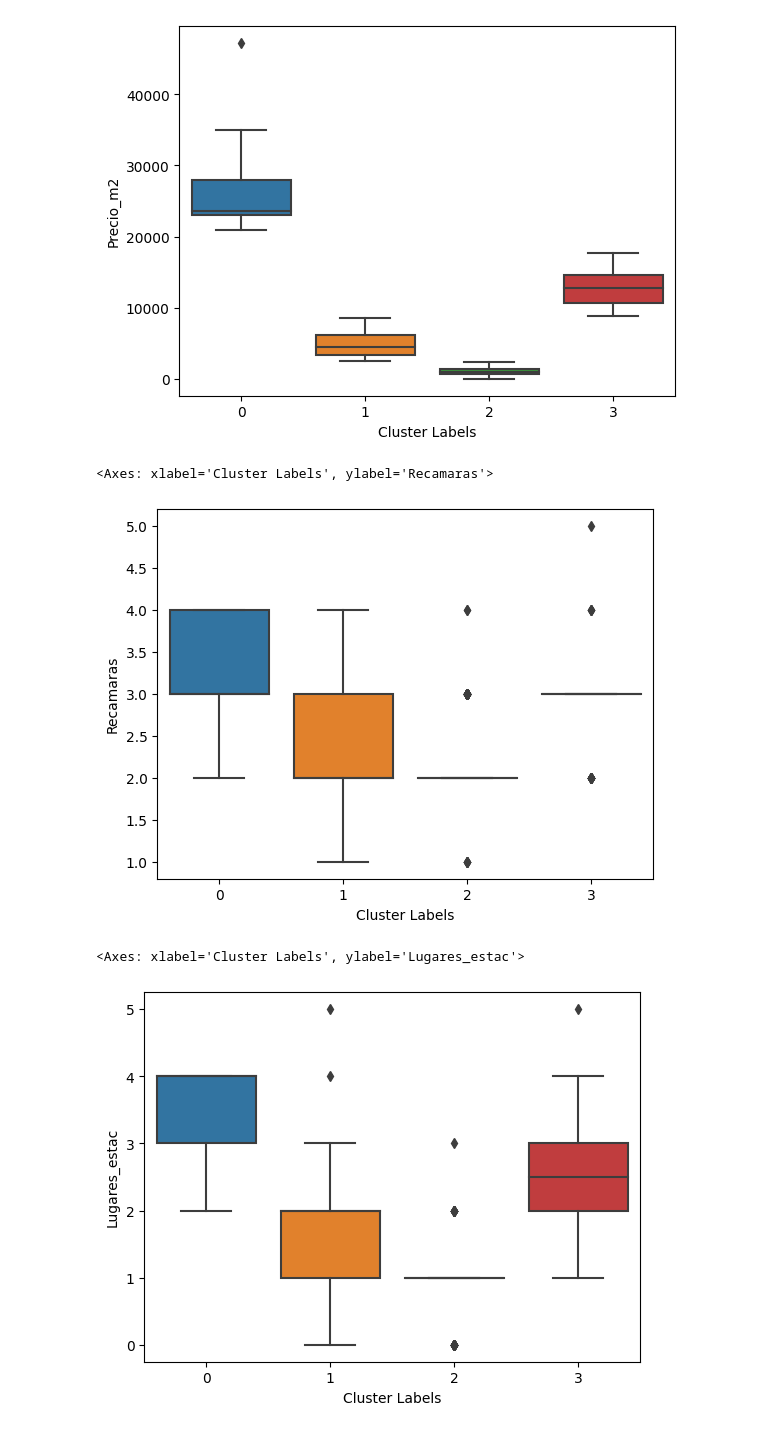
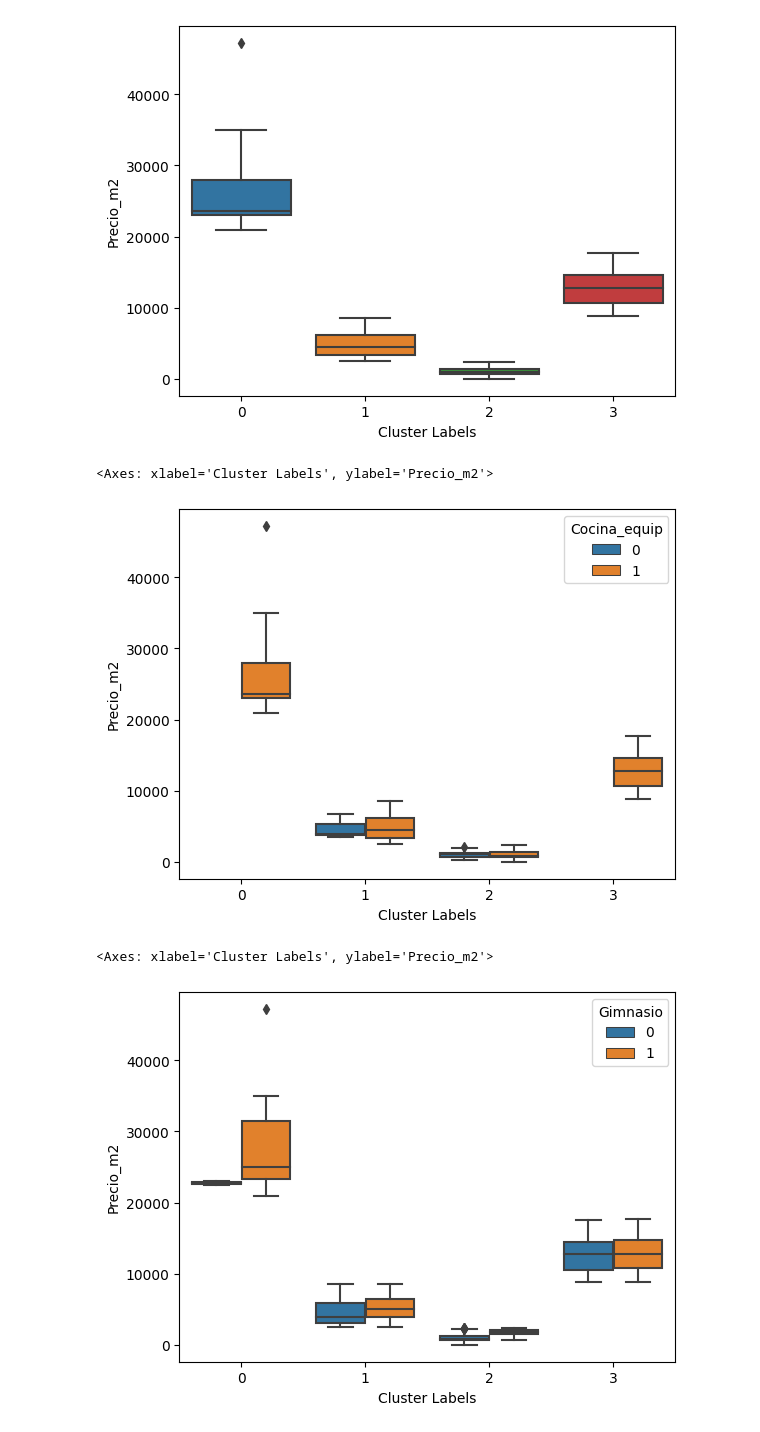
Before and after one commit to AlbertoMuro/EntregableE1_1, a Jupyter notebook: Corregido.ipynb, the cells around one changed output. Saved outputs shown, nothing was run; the diff lists cells and outputs as text; code cells hidden in the pictures.

```diff
--- a/Corregido.ipynb
+++ b/Corregido.ipynb
@@ -274,3 +291,16 @@ sns.scatterplot(x='Precio_m2',
+# %%
+df["Cocina_equip"]=df["Cocina_equip"].replace("Si",1)
+df["Cocina_equip"]=df["Cocina_equip"].replace("No",0)
+df["Gimnasio"]=df["Gimnasio"].replace("Si",1)
+df["Gimnasio"]=df["Gimnasio"].replace("No",0)
+df["Amueblado"]=df["Amueblado"].replace("Si",1)
+df["Amueblado"]=df["Amueblado"].replace("No",0)
+df["Alberca"]=df["Alberca"].replace("Si",1)
+df["Alberca"]=df["Alberca"].replace("No",0)
+df["Terraza"]=df["Terraza"].replace("Si",1)
+df["Terraza"]=df["Terraza"].replace("No",0)
+df["Elevador"]=df["Elevador"].replace("Si",1)
+df["Elevador"]=df["Elevador"].replace("No",0)
 # %%
 cluster_results = df.copy()
 cluster_results['Cluster Labels'] = clustering_model.labels_
@@ -284,12 +389,12 @@ sns.boxplot(data=cluster_results, x="Cluster Labels", y="Precio_m2")
 <Axes: xlabel='Cluster Labels', ylabel='Precio_m2'>
 [figure]
 # %%
-sns.boxplot(data=cluster_results, x="Cluster Labels", y="Recamaras")
+sns.boxplot(data=cluster_results, x="Cluster Labels", y="Precio_m2",hue="Cocina_equip")
 # %% [output]
-<Axes: xlabel='Cluster Labels', ylabel='Recamaras'>
+<Axes: xlabel='Cluster Labels', ylabel='Precio_m2'>
-[figure, old version]
+[figure, new version]
 # %%
-sns.boxplot(data=cluster_results, x="Cluster Labels", y="Lugares_estac")
+sns.boxplot(data=cluster_results, x="Cluster Labels", y="Precio_m2",hue="Gimnasio")
 # %% [output]
-<Axes: xlabel='Cluster Labels', ylabel='Lugares_estac'>
+<Axes: xlabel='Cluster Labels', ylabel='Precio_m2'>
-[figure, old version]
+[figure, new version]
```
Also changed, not shown: parts of 23 cells of this notebook.
